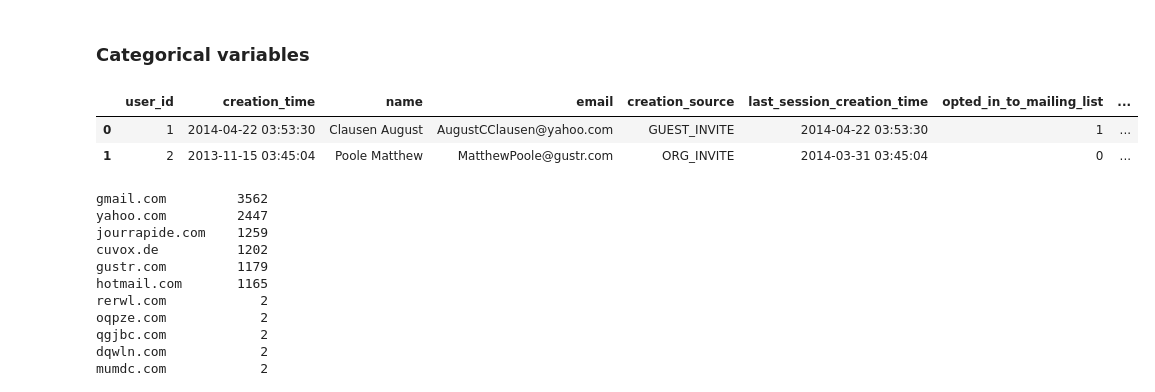
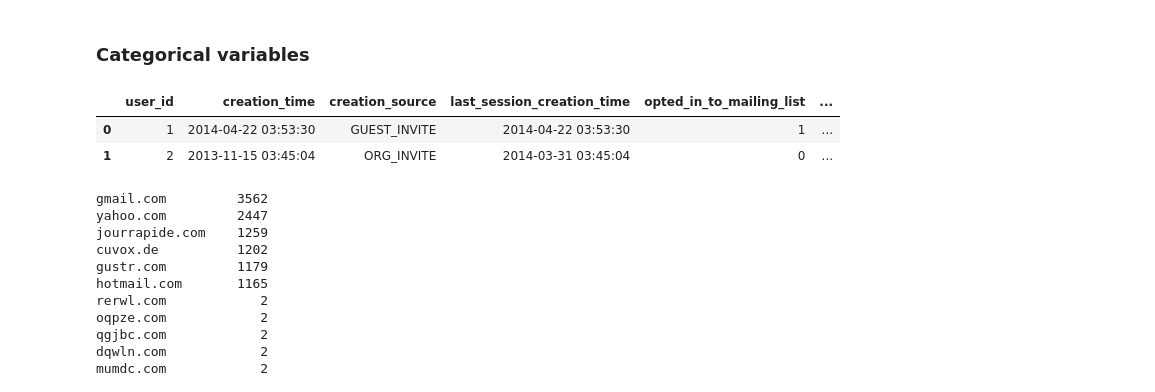
Before and after one commit to tri-bui/relax-challenge, a Jupyter notebook: relax_challenge.ipynb, the cells around one changed output. Saved outputs shown, nothing was run; the diff lists cells and outputs as text; code cells hidden in the pictures.

Commit message:
Drop name and email from user data

```diff
--- a/relax_challenge.ipynb
+++ b/relax_challenge.ipynb
@@ -176,15 +176,18 @@ plt.xlim((0, monthly_adoption_df.shape[0] - 1));
 # %%
 # Simplify `invited_by_user_id` to a boolean feature that indicates whether the user was invited
 user_df['invited'] = user_df['invited_by_user_id'].fillna(0).apply(lambda u: 1 if u > 0 else 0)
 user_df.drop('invited_by_user_id', axis=1, inplace=True)
 
 # Extract email domain
 user_df['email_domain'] = user_df['email'].str.split('@').apply(lambda e: e[-1])
+
+# Drop name and email
+user_df.drop(['name', 'email'], axis=1, inplace=True)
 user_df.head(2)
 # %% [output]
-|  | user_id | creation_time | name | email | creation_source | last_session_creation_time | opted_in_to_mailing_list | ... |
-| 0 | 1 | 2014-04-22 03:53:30 | Clausen August | AugustCClausen@yahoo.com | GUEST_INVITE | 2014-04-22 03:53:30 | 1 | ... |
-| 1 | 2 | 2013-11-15 03:45:04 | Poole Matthew | MatthewPoole@gustr.com | ORG_INVITE | 2014-03-31 03:45:04 | 0 | ... |
+|  | user_id | creation_time | creation_source | last_session_creation_time | opted_in_to_mailing_list | ... |
+| 0 | 1 | 2014-04-22 03:53:30 | GUEST_INVITE | 2014-04-22 03:53:30 | 1 | ... |
+| 1 | 2 | 2013-11-15 03:45:04 | ORG_INVITE | 2014-03-31 03:45:04 | 0 | ... |
 # %%
 # Inspect email domains
 email_domains = user_df['email_domain'].value_counts(ascending=False)
```
